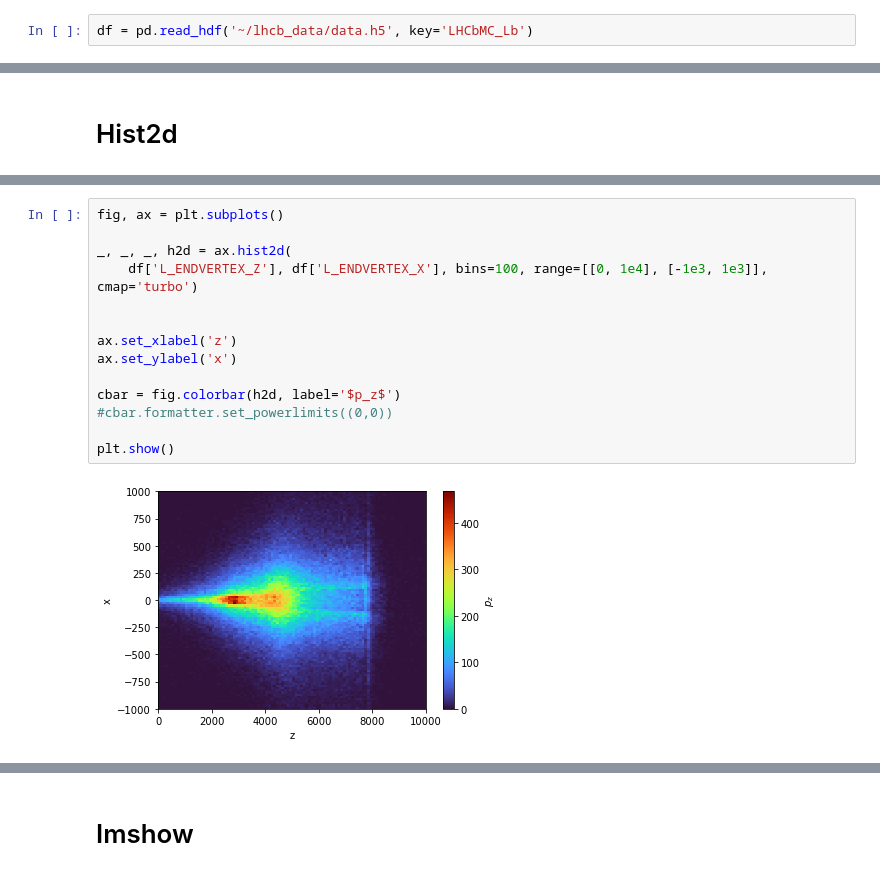
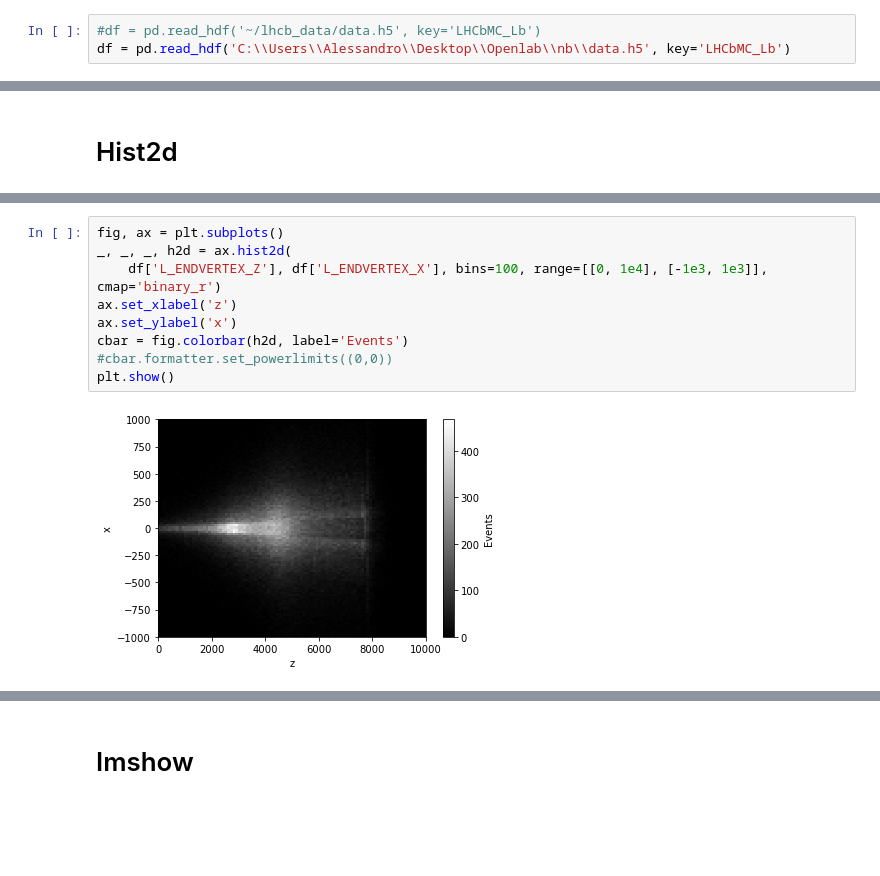
Before and after one commit to alatios/lcm-openlab_data-visualization, a Jupyter notebook: data_visualization.ipynb, the cells around one changed output, grey strips where cells are left out. Saved outputs shown, nothing was run; the diff lists cells and outputs as text; blank space fills up the shorter version.

```diff
--- a/data_visualization.ipynb
+++ b/data_visualization.ipynb
@@ -37,7 +37,8 @@ plt.style.available
 # %%
 #plt.style.use('ggplot')
 # %%
-df = pd.read_hdf('~/lhcb_data/data.h5', key='LHCbMC_Lb')
+#df = pd.read_hdf('~/lhcb_data/data.h5', key='LHCbMC_Lb')
+df = pd.read_hdf('C:\\Users\\Alessandro\\Desktop\\Openlab\\nb\\data.h5', key='LHCbMC_Lb')
 # %%
 df
 # %% [output]
@@ -248,16 +280,11 @@ plt.show()
 # %%
 fig, ax = plt.subplots()
-
 _, _, _, h2d = ax.hist2d(
-    df['L_ENDVERTEX_Z'], df['L_ENDVERTEX_X'], bins=100, range=[[0, 1e4], [-1e3, 1e3]], cmap='turbo')
-
-
+    df['L_ENDVERTEX_Z'], df['L_ENDVERTEX_X'], bins=100, range=[[0, 1e4], [-1e3, 1e3]], cmap='binary_r')
 ax.set_xlabel('z')
 ax.set_ylabel('x')
-
-cbar = fig.colorbar(h2d, label='$p_z$')
+cbar = fig.colorbar(h2d, label='Events')
 #cbar.formatter.set_powerlimits((0,0))
-
 plt.show()
 # %% [output]
-[figure, old version]
+[figure, new version]
```
Also changed, not shown: parts of 23 cells of this notebook.
